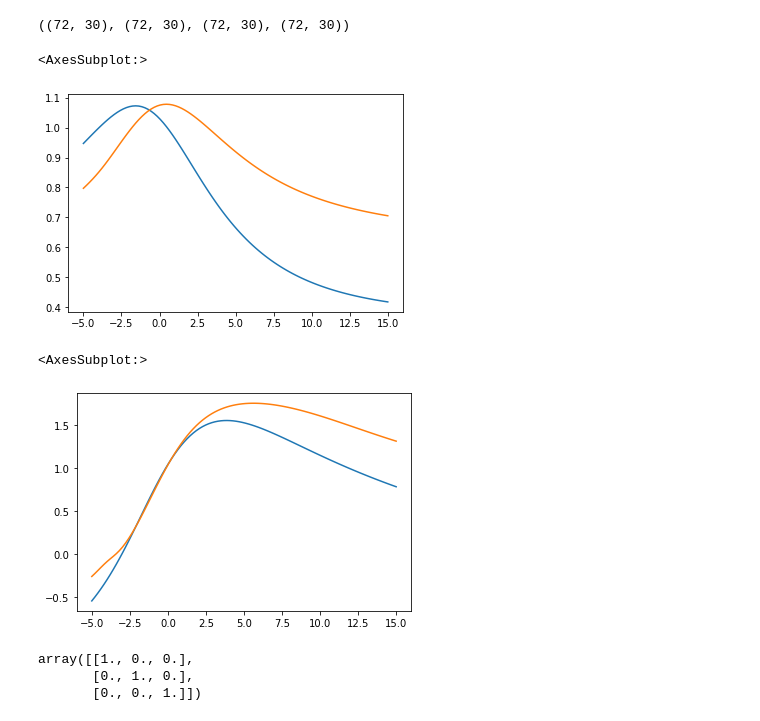
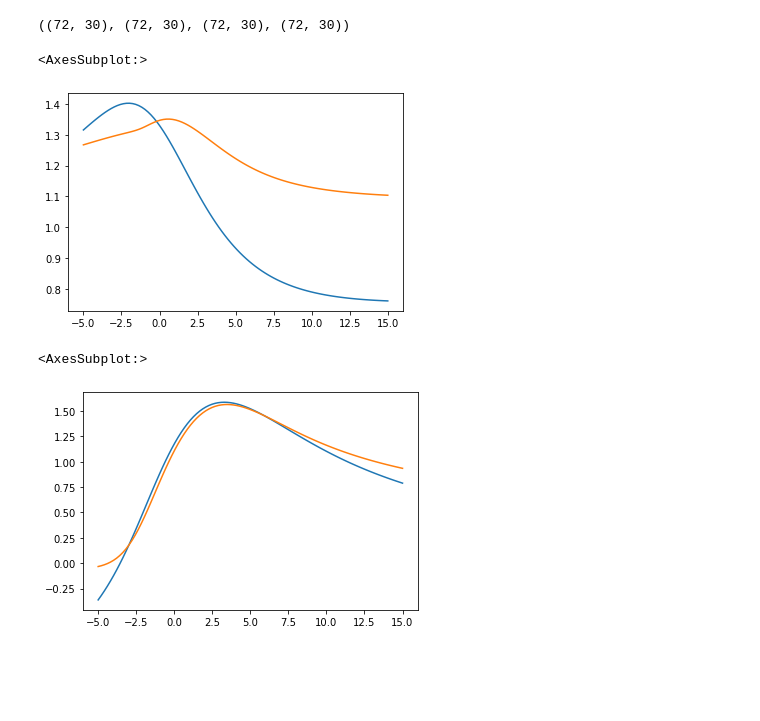
Before and after one commit to newton108/esg-frontier, a Jupyter notebook: frontier/frontier.ipynb, the cells around one changed output. Drawn from its saved outputs; the diff is of its cells as text; code cells hidden in the pictures; blank space fills up the shorter version.

Commit message:
implement gls for return estimation, fixed several warning

```diff
--- a/frontier/frontier.ipynb
+++ b/frontier/frontier.ipynb
@@ -29,6 +33,7 @@ def z_score(mat):
     return mat
 
 bm = z_score(bm)
-esg = z_score(esg)
+esg_twitter = z_score(esg_twitter)
 msci = z_score(msci)
+esg_rand = z_score(esg_rand)
 # %%
@@ -95,14 +100,13 @@ def ret_est(ret, bm, esg=None, simple_method=True):
     num_factors = 2 if esg is None else 3 # type U factors: [const, bm]; type A factors: [const, bm, esg]
 
 
-    # bm = (bm - np.mean(bm, axis = 1)) / np.std(bm, axis=1)
-
     # E_t(r_{t+1})
     exp_ret = np.zeros((num_periods - 1, num_stocks))
 
     # E_t(F_{t+1})
     exp_factor_premium = np.zeros((num_periods - 1, num_factors))
 
+    # f_hat[t, :] is F_hat_{t+1}
     f_hat = np.zeros((num_periods - 1, num_factors))
 
     for t in range(num_periods - 1):
@@ -120,16 +124,23 @@ def ret_est(ret, bm, esg=None, simple_method=True):
         theta = np.linalg.inv(x.T @ np.linalg.inv(sigma) @ x) @ x.T @ np.linalg.inv(sigma)
 
         # =========================================
-        # ret_hat = x @ theta @ ret[t + 1, :]
-        # res = ret[t + 1, :] - ret_hat
+        # Barra
 
-        # sigma = np.eye(num_stocks) * np.var(res)
+        theta_ols = theta
+        ret_hat_up_to_t_plus_1 = x @ theta_ols @ ret[:t + 1, :].T
+
+        res = ret[:t + 1, :] - ret_hat_up_to_t_plus_1.T # res.shape = (t, num_factors)
+
+
+
+        res_var = np.nanvar(res, axis=0, ddof=1) if res.shape[0] >=2 else np.ones(num_stocks)
+        sigma = np.diag(res_var)
 
         # if np.amin(np.linalg.eigvals(sigma)) < 0:
         #     sigma += np.eye(*sigma.shape) * 1e-12
 
-        # theta_gls = np.linalg.inv(x.T @ np.linalg.inv(sigma) @ x) @ x.T @ np.linalg.inv(sigma)
-        # theta = theta_gls
+        theta_gls = np.linalg.inv(x.T @ np.linalg.inv(sigma) @ x) @ x.T @ np.linalg.inv(sigma)
+        theta = theta_gls
         #==========================================
 
         f_hat[t, :] = theta @ ret[t + 1, :]
@@ -138,8 +149,9 @@ def ret_est(ret, bm, esg=None, simple_method=True):
             # E_t(F_{t+1}) = (f_hat_{t0} + ... f_hat_{t}) / (t-t0) : not allowed to use information of ret[t+1, :]
 
             # t0 = 0
-            t0 = max([0, t - num_periods // 5])
-            exp_factor_premium[t, :] = np.mean(f_hat[t0:t, :], axis=0) # recall t is not inclusive in indexing
+            t0 = max([0, t - num_periods // 8])
+            if t > t0 + 1:
+                exp_factor_premium[t, :] = np.nanmean(f_hat[t0:t, :], axis=0) # recall t is not inclusive in indexing
 
 
         else:
@@ -154,7 +166,7 @@ def ret_est(ret, bm, esg=None, simple_method=True):
                 sigma_f[k] = np.sqrt(theta[k, :] @ sigma_stocks @ theta[k, :].T)
 
 
-            sr_f = np.mean(f_hat[:t, :], axis=0) / np.std(f_hat[:t, :], axis=0)
+            sr_f = np.nanmean(f_hat[:t, :], axis=0) / np.nanstd(f_hat[:t, :], axis=0)
 
             exp_factor_premium[t, :] = sigma_f * sr_f
 
@@ -166,7 +178,7 @@ def ret_est(ret, bm, esg=None, simple_method=True):
     else:
         return exp_ret[2:, :]
 # %%
-def plot_frontier(ret, bm, esg, ante, aware=False, simple_method=True):
+def plot_frontier(ret, bm, esg, ante, aware=False, s_bar_min=-3, s_bar_max=3, simple_method=True):
     '''
     ret: realized returns
     bm: bm ratio
@@ -178,10 +190,6 @@ def plot_frontier(ret, bm, esg, ante, aware=False, simple_method=True):
     # last n periods used to draw the curves
     num_curves = 10
     n_grid = 100
-
-    # s_bar_min is the maximum (lowest esg score at time t) over all t
-    s_bar_min, s_bar_max = -5, 15
-    # s_bar_min, s_bar_max = np.amax(np.amin(esg[-num_curves:, :], axis=1)), np.amin(np.amax(esg[-num_curves:, :], axis=1))
 
 
     if not aware:
@@ -226,25 +234,20 @@ def plot_frontier(ret, bm, esg, ante, aware=False, simple_method=True):
 
     sr_ante_avg = sr_ante.sum(axis=0) / num_frontiers_ante
     sr_post_avg = sr_post.sum(axis=0) / num_frontiers_post
+
     if ante:
-        return sns.lineplot(s_bar, sr_ante_avg)
+        return sns.lineplot(x =s_bar, y = sr_ante_avg)
     else:
-        return sns.lineplot(s_bar, sr_post_avg)
+        return sns.lineplot(x = s_bar, y = sr_post_avg)
 # %%
-plot_frontier(ret, bm, msci, ante = True, aware=False)
-plot_frontier(ret, bm, msci, ante = True, aware=True)
+plot_frontier(ret, bm, msci, ante = True, s_bar_min = -5, s_bar_max = 15, aware=False, simple_method=True)
+plot_frontier(ret, bm, msci, ante = True,  s_bar_min = -5, s_bar_max = 15, aware=True, simple_method=True)
 # %% [output]
 <AxesSubplot:>
-[figure, old version]
+[figure, new version]
 # %%
-plot_frontier(ret, bm, msci, ante = False, aware=False)
-plot_frontier(ret, bm, msci, ante = False, aware=True)
+plot_frontier(ret, bm, msci, s_bar_min = -5, s_bar_max = 15, ante = False, aware=False)
+plot_frontier(ret, bm, msci, s_bar_min = -5, s_bar_max = 15, ante = False, aware=True)
 # %% [output]
 <AxesSubplot:>
-[figure, old version]
+[figure, new version]
-# %%
-np.eye(3)
-# %% [output]
-array([[1., 0., 0.],
-       [0., 1., 0.],
-       [0., 0., 1.]])
```
Also changed, not shown: parts of 9 cells of this notebook, 3 other files.
